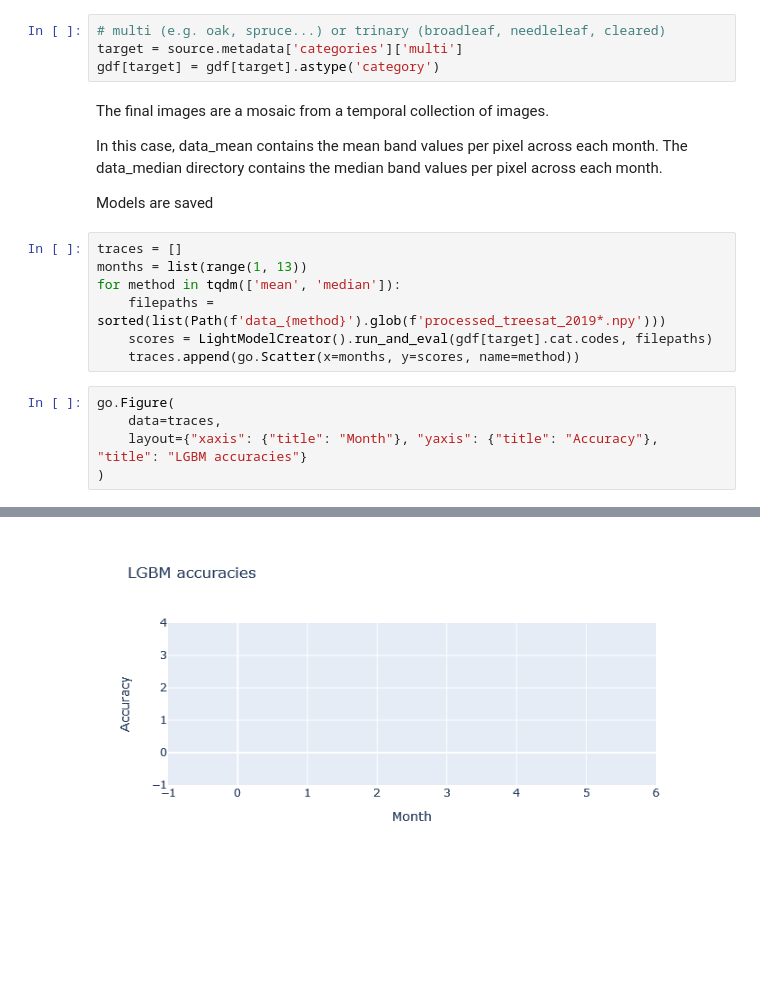
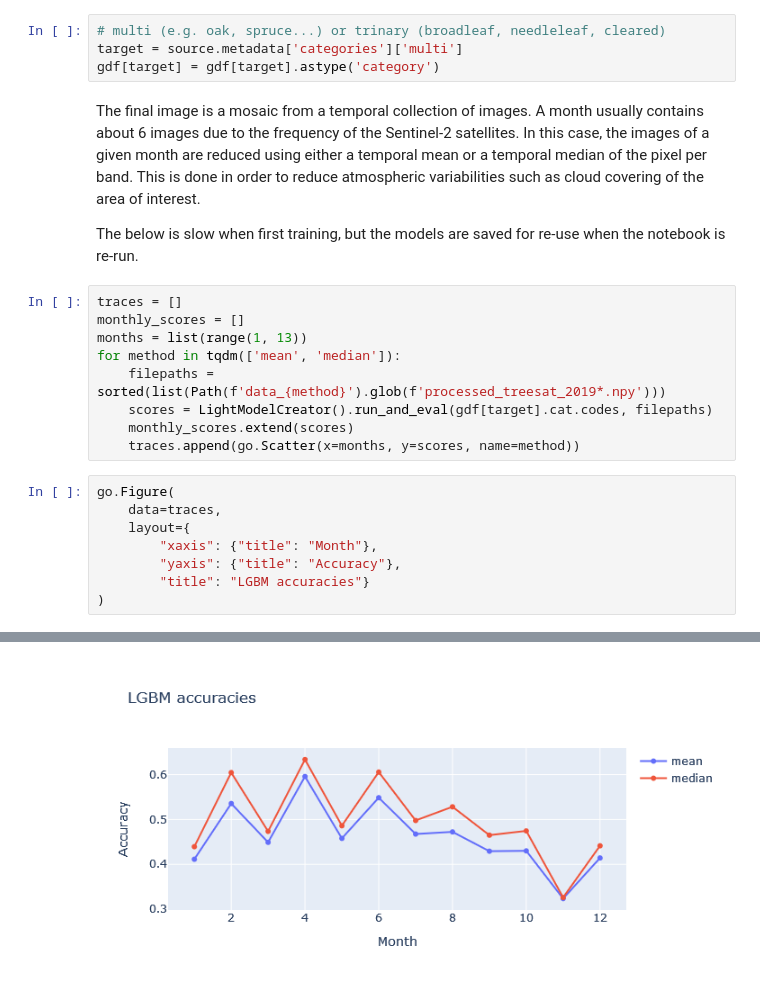
Before and after one commit to pj097/ClimateForestModeling, a Jupyter notebook: treesatai/lightgbm_sentinel.ipynb, the cells around one changed output, grey strips where cells are left out. Drawn from its saved outputs; the diff is of its cells as text; blank space fills up the shorter version.

```diff
--- a/treesatai/lightgbm_sentinel.ipynb
+++ b/treesatai/lightgbm_sentinel.ipynb
@@ -86,23 +86,26 @@ class LightModelCreator:
 target = source.metadata['categories']['multi']
 gdf[target] = gdf[target].astype('category')
 # %% [markdown]
-The final images are a mosaic from a temporal collection of images.
+The final image is a mosaic from a temporal collection of images. A month usually contains about 6 images due to the frequency of the Sentinel-2 satellites. In this case, the images of a given month are reduced using either a temporal mean or a temporal median of the pixel per band. This is done in order to reduce atmospheric variabilities such as cloud covering of the area of interest.
 
-In this case, data_mean contains the mean band values per pixel across each month. The data_median directory contains the median band values per pixel across each month.
-
-Models are saved
+The below is slow when first training, but the models are saved for re-use when the notebook is re-run.
 # %%
 traces = []
+monthly_scores = []
 months = list(range(1, 13))
 for method in tqdm(['mean', 'median']):
     filepaths = sorted(list(Path(f'data_{method}').glob(f'processed_treesat_2019*.npy')))
     scores = LightModelCreator().run_and_eval(gdf[target].cat.codes, filepaths)
+    monthly_scores.extend(scores)
     traces.append(go.Scatter(x=months, y=scores, name=method))
 # %%
 go.Figure(
     data=traces,
-    layout={"xaxis": {"title": "Month"}, "yaxis": {"title": "Accuracy"}, "title": "LGBM accuracies"}
+    layout={
+        "xaxis": {"title": "Month"},
+        "yaxis": {"title": "Accuracy"},
+        "title": "LGBM accuracies"}
 )
 # %% [output]
 [interactive output not drawn]
-[figure, old version]
+[figure, new version]
```
Also changed, not shown: parts of 14 cells of this notebook, 50 other files.
